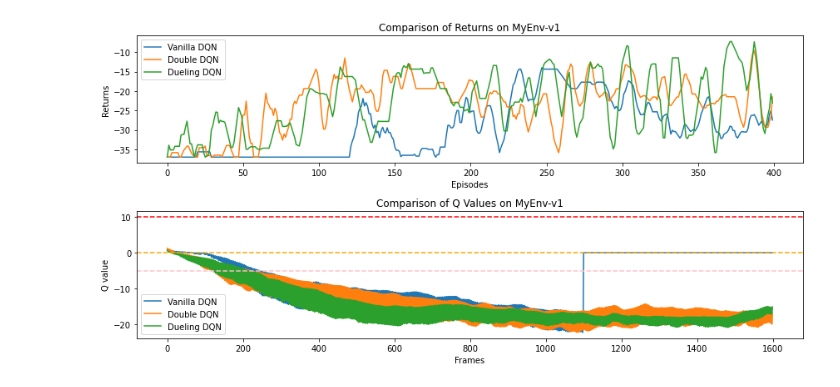
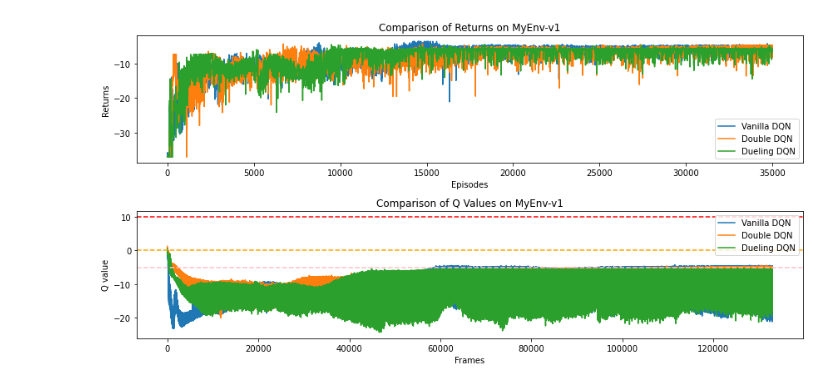
Before and after one commit to yjchenCN/SOC-Re-Sequencing, a Jupyter notebook: PRIORITIZED EXPERIENCE REPLAY.ipynb, the cells around one changed output. Saved outputs shown, nothing was run; the diff lists cells and outputs as text; code cells hidden in the pictures.

```diff
--- a/PRIORITIZED EXPERIENCE REPLAY.ipynb
+++ b/PRIORITIZED EXPERIENCE REPLAY.ipynb
@@ -191,7 +191,7 @@ class DQN:
 
 
 lr = 1e-3
-num_episodes =400
+num_episodes = 35000
 hidden_dim = 128
 gamma = 0.99
 epsilon = 0.01
@@ -277,31 +277,31 @@ episodes_list = list(range(len(return_list_vanilla)))
 mv_return_vanilla = rl_utils.moving_average(return_list_vanilla, 9)
 mv_return_double = rl_utils.moving_average(return_list_double, 5)
 mv_return_dueling = rl_utils.moving_average(return_list_dueling, 5)
 
 plt.figure(figsize=(12, 6))
 plt.subplot(2, 1, 1)
 plt.plot(episodes_list, mv_return_vanilla, label='Vanilla DQN')
 plt.plot(episodes_list, mv_return_double, label='Double DQN')
 plt.plot(episodes_list, mv_return_dueling, label='Dueling DQN')
 plt.xlabel('Episodes')
 plt.ylabel('Returns')
 plt.title('Comparison of Returns on {}'.format(env_name))
 plt.legend()
 
 # Plot Q values
 frames_list = list(range(len(max_q_value_list_vanilla)))
 plt.subplot(2, 1, 2)
 plt.plot(frames_list, max_q_value_list_vanilla, label='Vanilla DQN')
 plt.plot(frames_list, max_q_value_list_double, label='Double DQN')
 plt.plot(frames_list, max_q_value_list_dueling, label='Dueling DQN')
 plt.axhline(0, c='orange', ls='--')
 plt.axhline(-5, c='pink', ls='--')
 plt.axhline(10, c='red', ls='--')
 plt.xlabel('Frames')
 plt.ylabel('Q value')
 plt.title('Comparison of Q Values on {}'.format(env_name))
 plt.legend()
 plt.tight_layout()
 plt.show()
 # %% [output]
-[figure, old version]
+[figure, new version]
```
Also changed, not shown: 8 other files.
